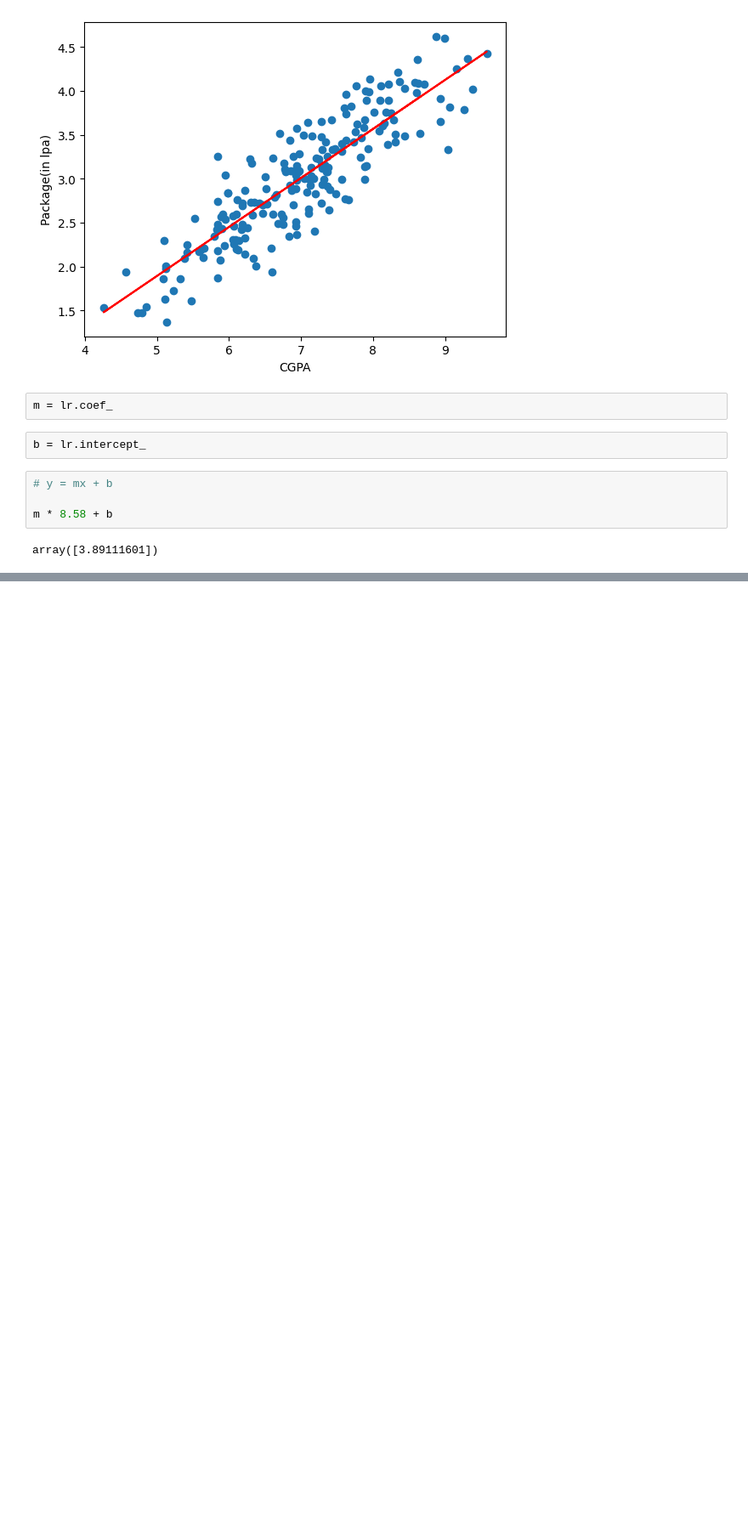
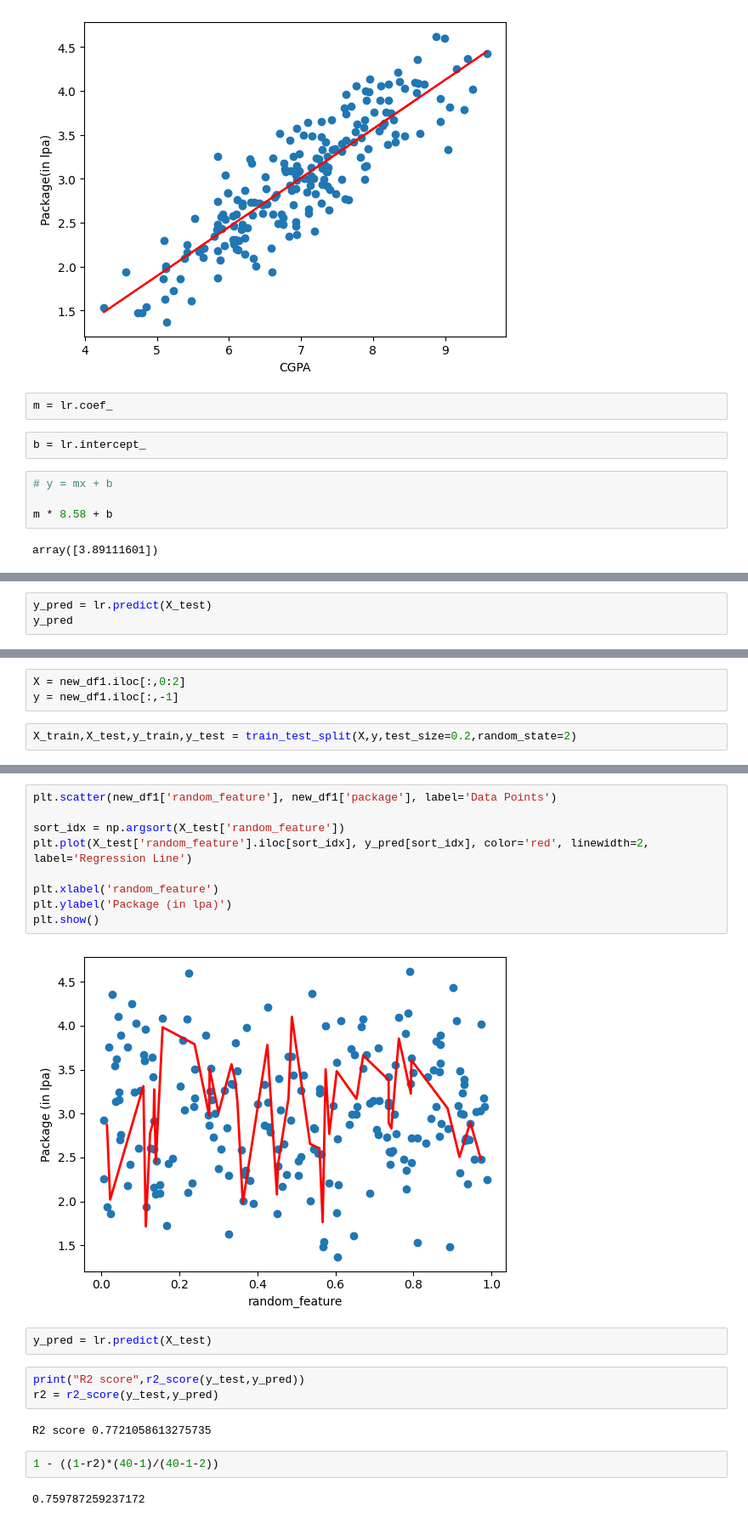
Before and after one commit to AnshuAnshu01/ML, a Jupyter notebook: simple_linear_regression.ipynb, the cells around one changed output, grey strips where cells are left out. Shown at 85% size. Cells and saved outputs as stored; diff of their text form; blank space fills up the shorter version.

Commit message:
MSE, MAE & RMSE | R2 Score & Adjusted R2 Score

```diff
--- a/simple_linear_regression.ipynb
+++ b/simple_linear_regression.ipynb
@@ -120,0 +125,3 @@ array([3.89111601])
+# %%
+y_pred = lr.predict(X_test)
+y_pred
@@ -120,0 +190,5 @@ array([3.89111601])
+# %%
+X = new_df1.iloc[:,0:2]
+y = new_df1.iloc[:,-1]
+# %%
+X_train,X_test,y_train,y_test = train_test_split(X,y,test_size=0.2,random_state=2)
@@ -120,0 +201,22 @@ array([3.89111601])
+# %%
+plt.scatter(new_df1['random_feature'], new_df1['package'], label='Data Points')
+
+sort_idx = np.argsort(X_test['random_feature'])
+plt.plot(X_test['random_feature'].iloc[sort_idx], y_pred[sort_idx], color='red', linewidth=2, label='Regression Line')
+
+plt.xlabel('random_feature')
+plt.ylabel('Package (in lpa)')
+plt.show()
+# %% [output]
+[figure, added]
+# %%
+y_pred = lr.predict(X_test)
+# %%
+print("R2 score",r2_score(y_test,y_pred))
+r2 = r2_score(y_test,y_pred)
+# %% [output]
+R2 score 0.7721058613275735
+# %%
+1 - ((1-r2)*(40-1)/(40-1-2))
+# %% [output]
+0.759787259237172
```
Also changed, not shown: parts of 23 cells of this notebook.
